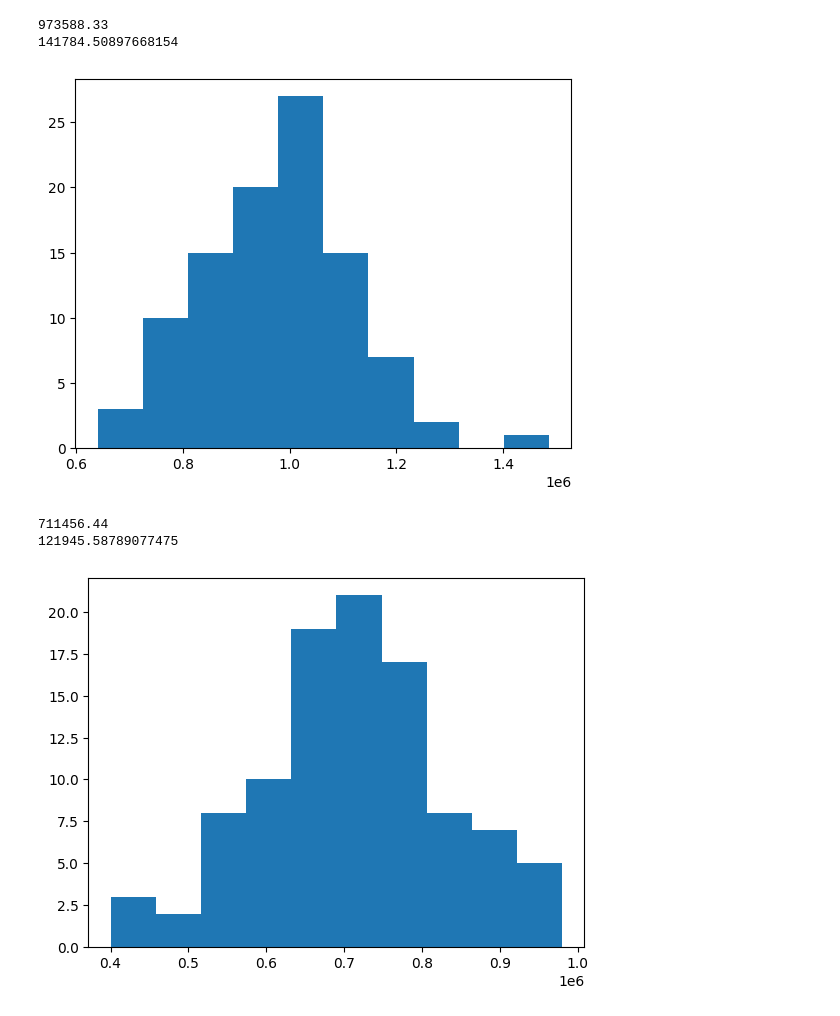
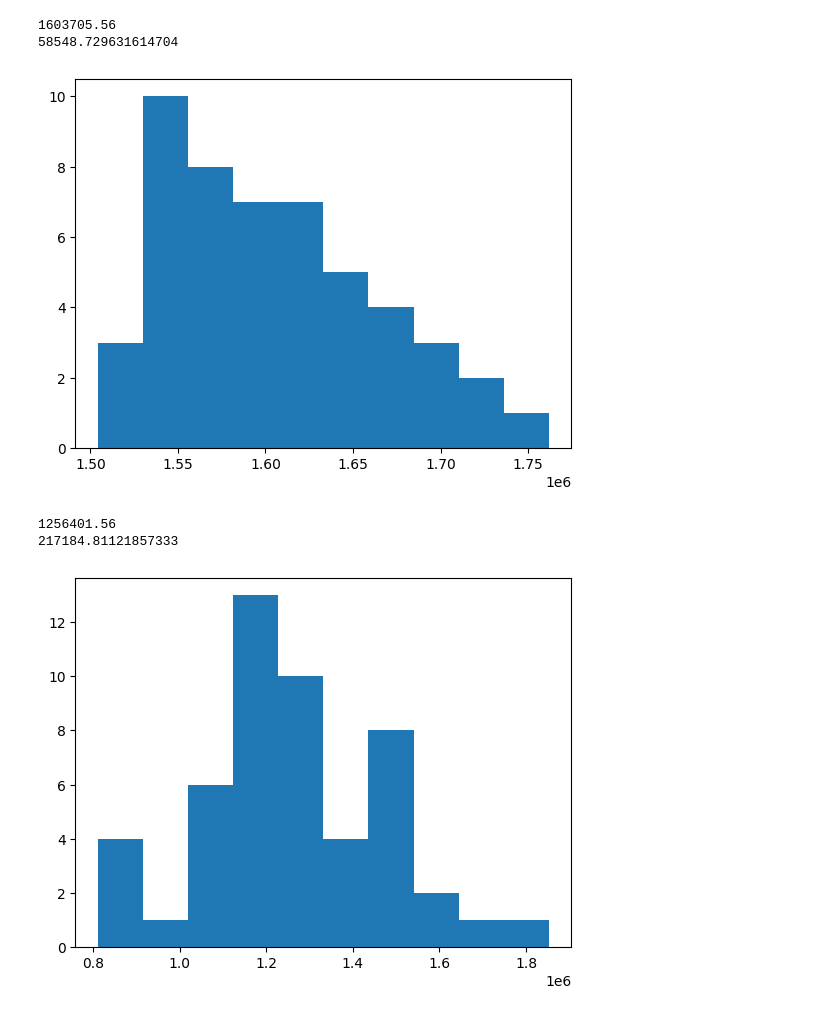
Before and after one commit to alpha-convert/dafny-typechecker-stability, a Jupyter notebook: analyze.ipynb, the cells around one changed output. Saved outputs shown, nothing was run; the diff lists cells and outputs as text; code cells hidden in the pictures.

```diff
--- a/analyze.ipynb
+++ b/analyze.ipynb
@@ -78,16 +100,24 @@ frame
 # %%
-plt.hist(bidirFrame['TestResult.Duration'])
-print(bidirFrame['TestResult.Duration'].mean())
-print(bidirFrame['TestResult.Duration'].std())
+# plt.hist(bidirFrame['TestResult.Duration'])
+# print(bidirFrame['TestResult.Duration'].mean())
+# print(bidirFrame['TestResult.Duration'].std())
+
+plt.hist(bidirFrame['TestResult.ResourceCount'])
+print(bidirFrame['TestResult.ResourceCount'].mean())
+print(bidirFrame['TestResult.ResourceCount'].std())
 # %% [output]
-973588.33
-141784.50897668154
+1603705.56
+58548.729631614704
-[figure, old version]
+[figure, new version]
 # %%
-plt.hist(semanticFrame['TestResult.Duration'])
-print(semanticFrame['TestResult.Duration'].mean())
-print(semanticFrame['TestResult.Duration'].std())
+# plt.hist(semanticFrame['TestResult.Duration'])
+# print(semanticFrame['TestResult.Duration'].mean())
+# print(semanticFrame['TestResult.Duration'].std())
+
+plt.hist(semanticFrame['TestResult.ResourceCount'])
+print(semanticFrame['TestResult.ResourceCount'].mean())
+print(semanticFrame['TestResult.ResourceCount'].std())
 # %% [output]
-711456.44
-121945.58789077475
+1256401.56
+217184.81121857333
-[figure, old version]
+[figure, new version]
```
Also changed, not shown: parts of 7 cells of this notebook.
